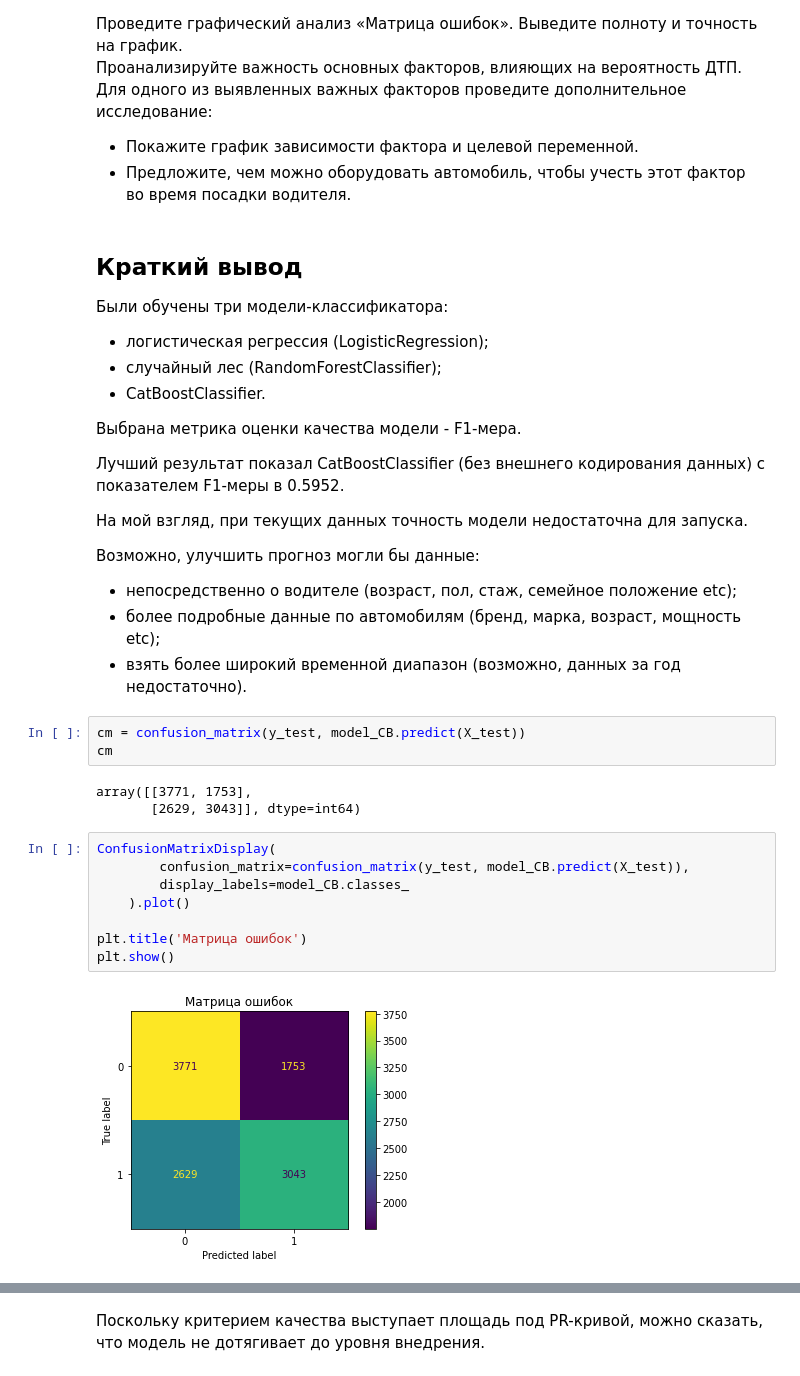
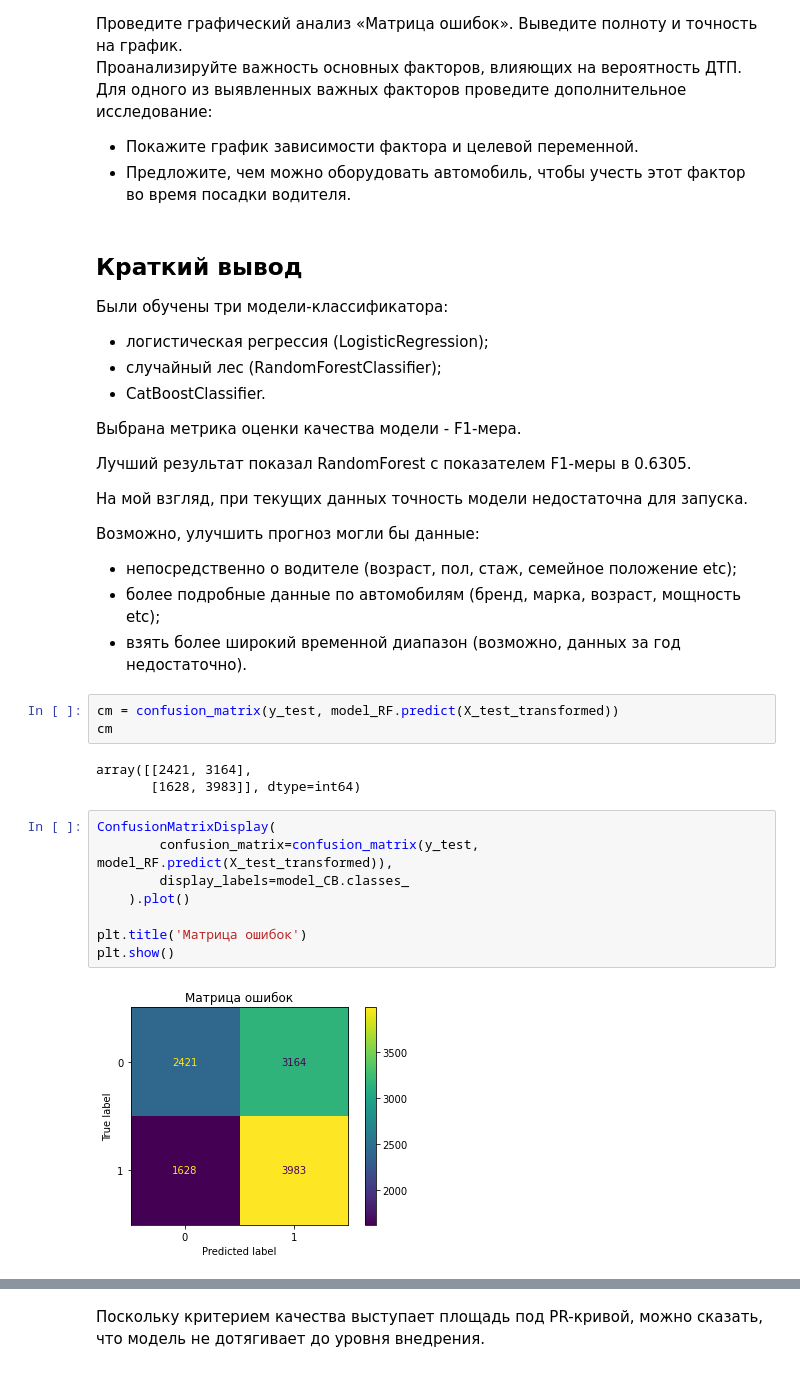
Before and after one commit to ivanovVladimir1/YandexPrakticum_studies, a Jupyter notebook: Road_accidents/Road_accidents.ipynb, the cells around one changed output, grey strips where cells are left out. Drawn from its saved outputs; the diff is of its cells as text.

```diff
--- a/Road_accidents/Road_accidents.ipynb
+++ b/Road_accidents/Road_accidents.ipynb
@@ -1662,7 +1666,7 @@ pd.DataFrame(data=[
 
 Выбрана метрика оценки качества модели - F1-мера.
 
-Лучший результат показал CatBoostClassifier (без внешнего кодирования данных) с показателем F1-меры в 0.5952.
+Лучший результат показал RandomForest с показателем F1-меры в 0.6305.
 
 На мой взгляд, при текущих данных точность модели недостаточна для запуска.
 
@@ -1671,19 +1675,19 @@ pd.DataFrame(data=[
 * более подробные данные по автомобилям (бренд, марка, возраст, мощность etc);
 * взять более широкий временной диапазон (возможно, данных за год недостаточно).
 # %%
-cm = confusion_matrix(y_test, model_CB.predict(X_test))
+cm = confusion_matrix(y_test, model_RF.predict(X_test_transformed))
 cm
 # %% [output]
-array([[3771, 1753],
-       [2629, 3043]], dtype=int64)
+array([[2421, 3164],
+       [1628, 3983]], dtype=int64)
 # %%
 ConfusionMatrixDisplay(
-        confusion_matrix=confusion_matrix(y_test, model_CB.predict(X_test)),
+        confusion_matrix=confusion_matrix(y_test, model_RF.predict(X_test_transformed)),
         display_labels=model_CB.classes_
     ).plot()
 
 plt.title('Матрица ошибок')
 plt.show()
 # %% [output]
-[figure, old version]
+[figure, new version]
 # %%
```
Also changed, not shown: parts of 4 cells of this notebook, 21 other files.
